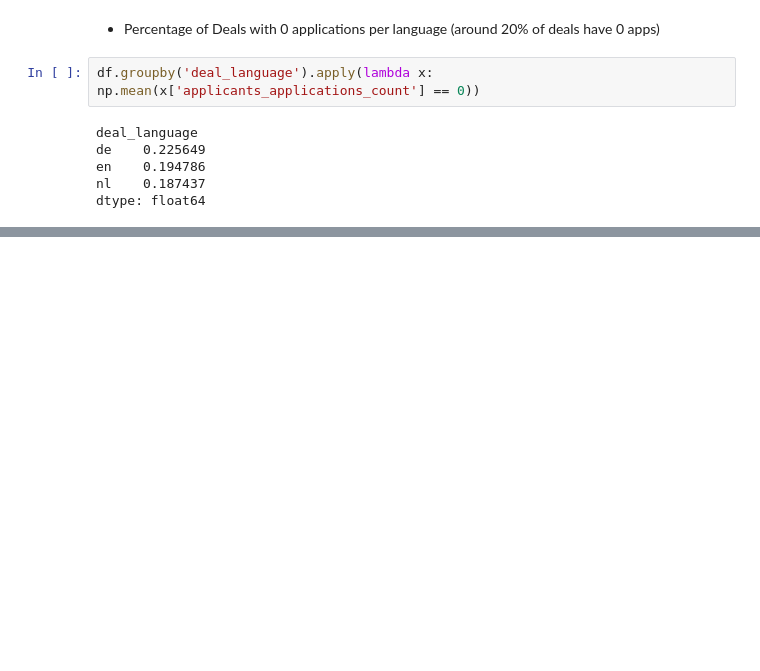
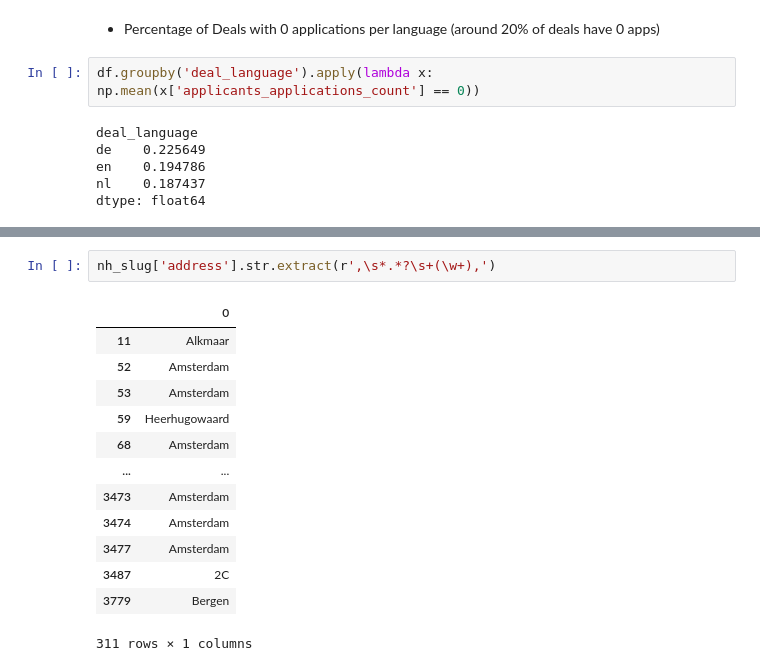
Before and after one commit to wouterbarter/AI_thesis_public, a Jupyter notebook: notebooks/deals_analysis.ipynb, the cells around one changed output, grey strips where cells are left out. Saved outputs shown, nothing was run; the diff lists cells and outputs as text; blank space fills up the shorter version.

```diff
--- a/notebooks/deals_analysis.ipynb
+++ b/notebooks/deals_analysis.ipynb
@@ -309,0 +501,16 @@ dtype: float64
+# %%
+nh_slug['address'].str.extract(r',\s*.*?\s+(\w+),')
+# %% [output]
+|  | 0 |
+| 11 | Alkmaar |
+| 52 | Amsterdam |
+| 53 | Amsterdam |
+| 59 | Heerhugowaard |
+| 68 | Amsterdam |
+| ... | ... |
+| 3473 | Amsterdam |
+| 3474 | Amsterdam |
+| 3477 | Amsterdam |
+| 3487 | 2C |
+| 3779 | Bergen |
+311 rows × 1 columns
```
Also changed, not shown: parts of 26 cells of this notebook, 4 other files.
